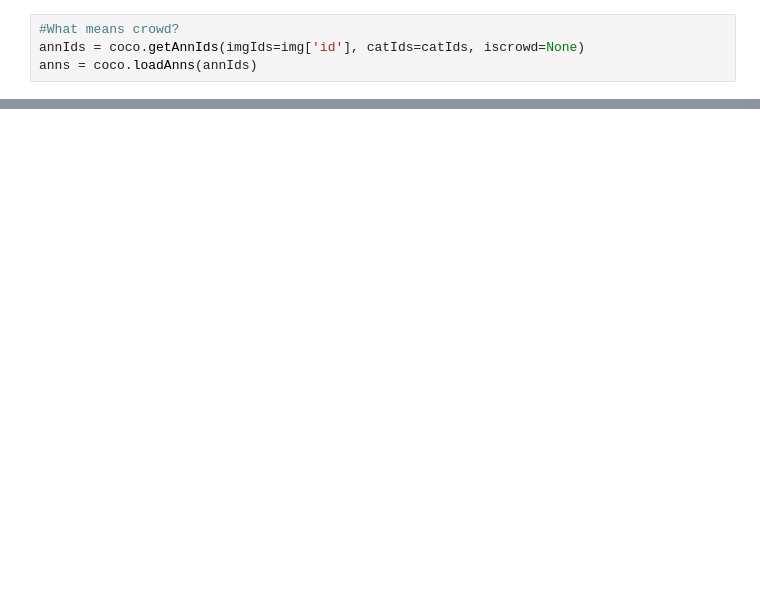
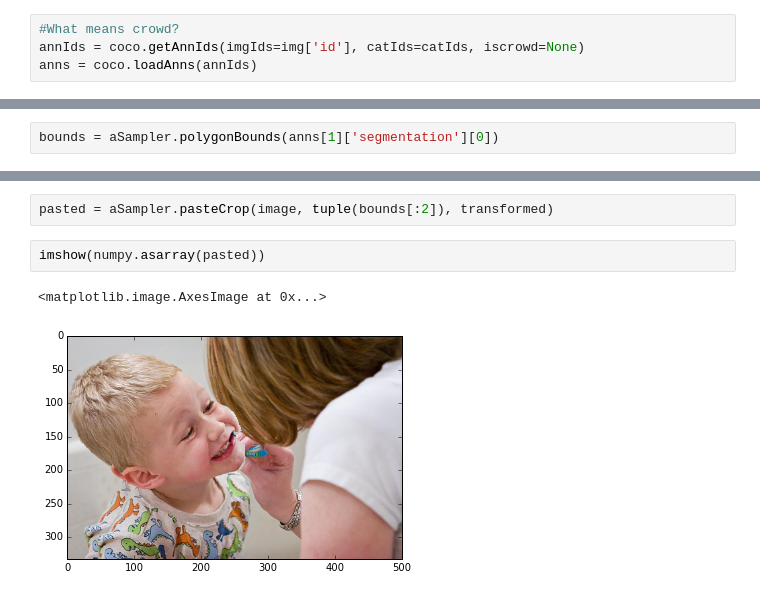
Before and after one commit to jccaicedo/localization-agent, a Jupyter notebook: Synthetic tracking examples from static images.ipynb, the cells around one changed output, grey strips where cells are left out. Saved outputs shown, nothing was run; the diff lists cells and outputs as text; blank space fills up the shorter version.

```diff
--- a/Synthetic tracking examples from static images.ipynb
+++ b/Synthetic tracking examples from static images.ipynb
@@ -86,0 +107,2 @@ AttributeError: 'module' object has no attribute 'AffineSampler'
+# %%
+bounds = aSampler.polygonBounds(anns[1]['segmentation'][0])
@@ -86,0 +113,7 @@ AttributeError: 'module' object has no attribute 'AffineSampler'
+# %%
+pasted = aSampler.pasteCrop(image, tuple(bounds[:2]), transformed)
+# %%
+imshow(numpy.asarray(pasted))
+# %% [output]
+<matplotlib.image.AxesImage at 0x...>
+[figure, added]
```
Also changed, not shown: parts of 13 cells of this notebook.
